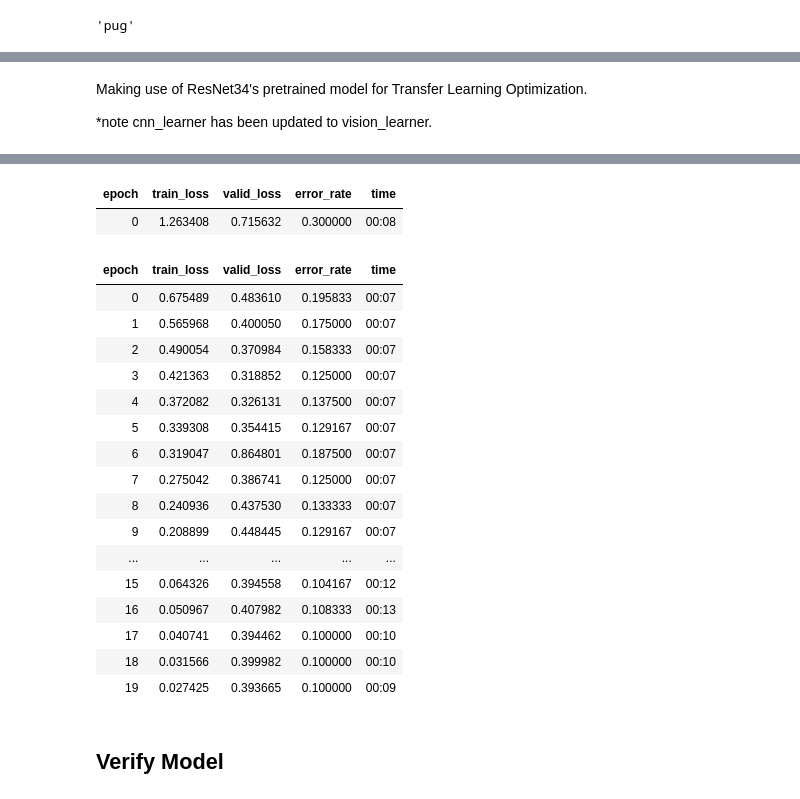
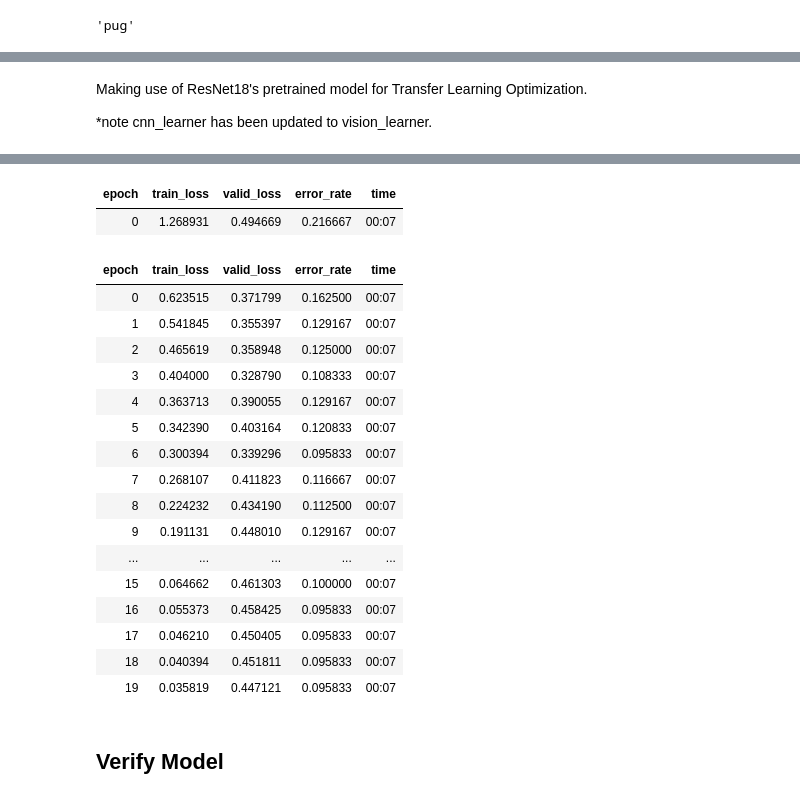
Before and after one commit to ZenoVka-Vestraq/FaceClassifier, a Jupyter notebook: Train_a_Pets_Recognition_Model.ipynb, the cells around one changed output, grey strips where cells are left out. Saved outputs shown, nothing was run; the diff lists cells and outputs as text; code cells hidden in the pictures.

```diff
--- a/Train_a_Pets_Recognition_Model.ipynb
+++ b/Train_a_Pets_Recognition_Model.ipynb
@@ -87,8 +87,8 @@ dls.train.show_batch()
 # %% [markdown]
-Making use of ResNet34's pretrained model for Transfer Learning Optimization.
+Making use of ResNet18's pretrained model for Transfer Learning Optimization.
 
 *note cnn_learner has been updated to vision_learner.
 # %%
-learn = vision_learner(dls, resnet34, metrics=error_rate, pretrained=True)
+learn = vision_learner(dls, resnet18, metrics=error_rate, pretrained=True)
 learn.fine_tune(epochs=20)
 # %% [output]
@@ -96,22 +96,22 @@ Downloading: "https://download.pytorch.org/models/resnet34-b627a593.pth" to /roo
 | epoch | train_loss | valid_loss | error_rate | time |
-| 0 | 1.263408 | 0.715632 | 0.300000 | 00:08 |
+| 0 | 1.268931 | 0.494669 | 0.216667 | 00:07 |
 | epoch | train_loss | valid_loss | error_rate | time |
-| 0 | 0.675489 | 0.483610 | 0.195833 | 00:07 |
-| 1 | 0.565968 | 0.400050 | 0.175000 | 00:07 |
-| 2 | 0.490054 | 0.370984 | 0.158333 | 00:07 |
-| 3 | 0.421363 | 0.318852 | 0.125000 | 00:07 |
-| 4 | 0.372082 | 0.326131 | 0.137500 | 00:07 |
-| 5 | 0.339308 | 0.354415 | 0.129167 | 00:07 |
-| 6 | 0.319047 | 0.864801 | 0.187500 | 00:07 |
-| 7 | 0.275042 | 0.386741 | 0.125000 | 00:07 |
-| 8 | 0.240936 | 0.437530 | 0.133333 | 00:07 |
-| 9 | 0.208899 | 0.448445 | 0.129167 | 00:07 |
+| 0 | 0.623515 | 0.371799 | 0.162500 | 00:07 |
+| 1 | 0.541845 | 0.355397 | 0.129167 | 00:07 |
+| 2 | 0.465619 | 0.358948 | 0.125000 | 00:07 |
+| 3 | 0.404000 | 0.328790 | 0.108333 | 00:07 |
+| 4 | 0.363713 | 0.390055 | 0.129167 | 00:07 |
+| 5 | 0.342390 | 0.403164 | 0.120833 | 00:07 |
+| 6 | 0.300394 | 0.339296 | 0.095833 | 00:07 |
+| 7 | 0.268107 | 0.411823 | 0.116667 | 00:07 |
+| 8 | 0.224232 | 0.434190 | 0.112500 | 00:07 |
+| 9 | 0.191131 | 0.448010 | 0.129167 | 00:07 |
 | ... | ... | ... | ... | ... |
-| 15 | 0.064326 | 0.394558 | 0.104167 | 00:12 |
-| 16 | 0.050967 | 0.407982 | 0.108333 | 00:13 |
-| 17 | 0.040741 | 0.394462 | 0.100000 | 00:10 |
-| 18 | 0.031566 | 0.399982 | 0.100000 | 00:10 |
-| 19 | 0.027425 | 0.393665 | 0.100000 | 00:09 |
+| 15 | 0.064662 | 0.461303 | 0.100000 | 00:07 |
+| 16 | 0.055373 | 0.458425 | 0.095833 | 00:07 |
+| 17 | 0.046210 | 0.450405 | 0.095833 | 00:07 |
+| 18 | 0.040394 | 0.451811 | 0.095833 | 00:07 |
+| 19 | 0.035819 | 0.447121 | 0.095833 | 00:07 |
 # %% [markdown]
 ## Verify Model
 # %% [markdown]
```
Also changed, not shown: parts of 12 cells of this notebook.
